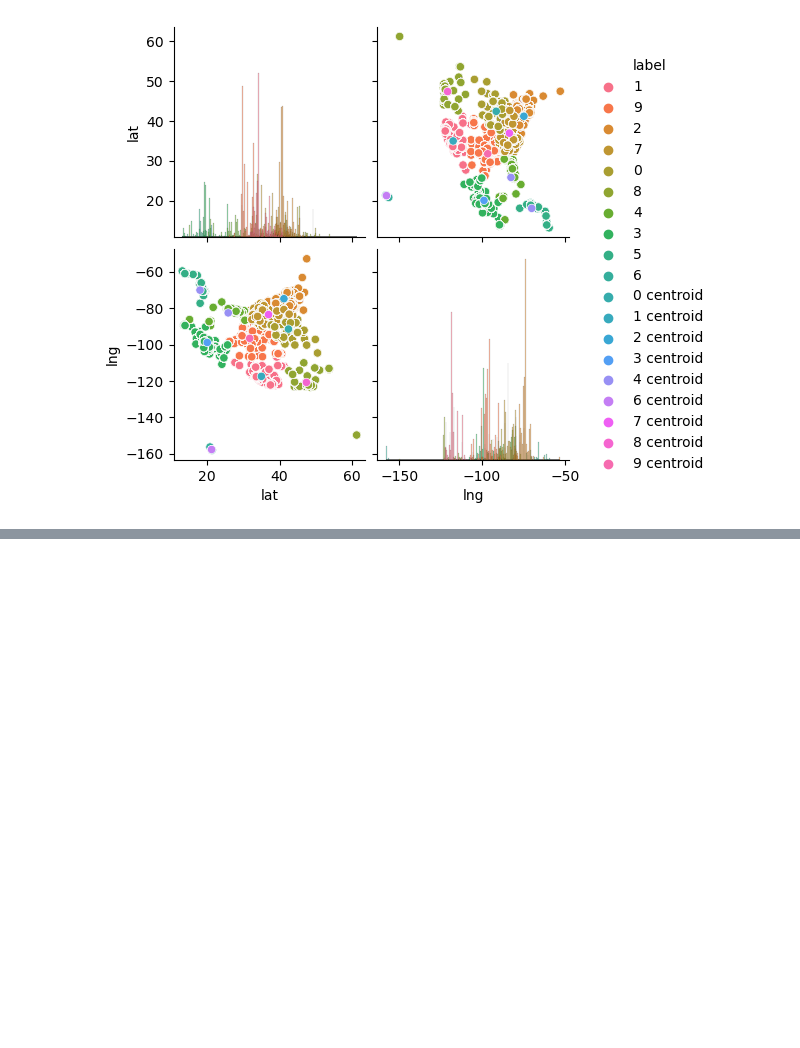
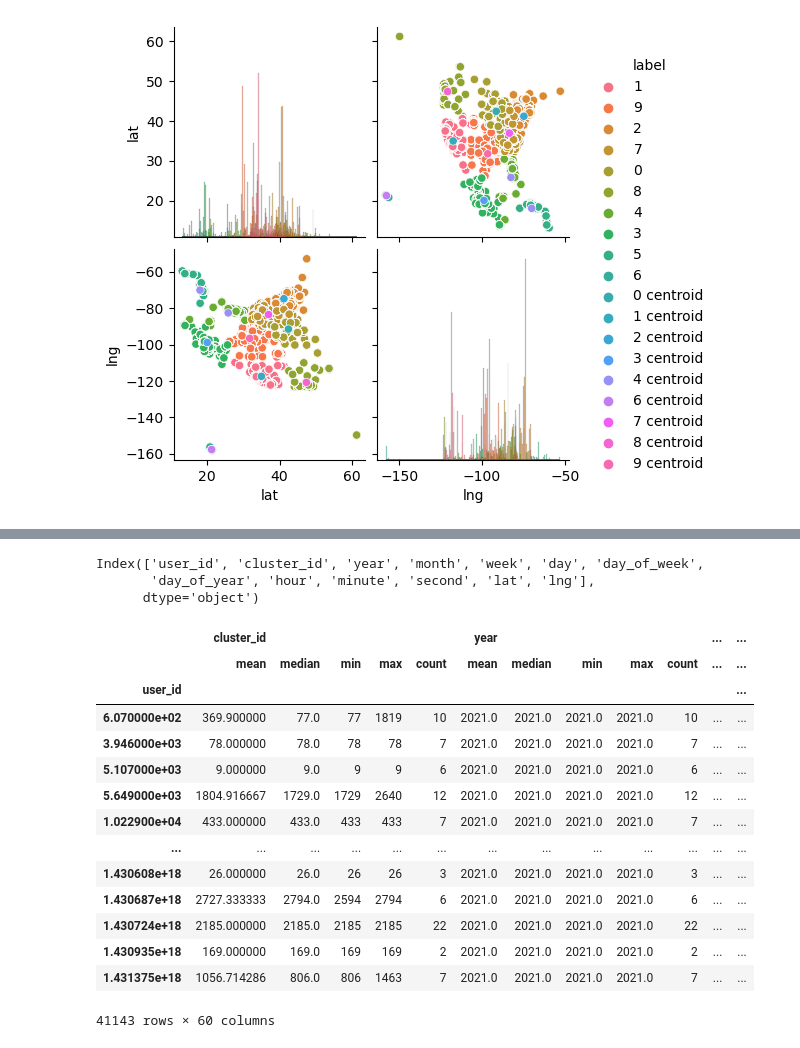
Before and after one commit to jodiambra/Yachay.ai, a Jupyter notebook: clustering.ipynb, the cells around one changed output, grey strips where cells are left out. Saved outputs shown, nothing was run; the diff lists cells and outputs as text; code cells hidden in the pictures; blank space fills up the shorter version.

```diff
--- a/clustering.ipynb
+++ b/clustering.ipynb
@@ -108,0 +144,4 @@ See the caveats in the documentation: https://pandas.pydata.org/pandas-docs/stab
+# %%
+df = pd.read_csv('processed data/df.csv')
+# %%
+df.drop(columns=['id', 'text'], inplace=True)
@@ -108,0 +157,25 @@ See the caveats in the documentation: https://pandas.pydata.org/pandas-docs/stab
+# %%
+df.columns
+# %% [output]
+Index(['user_id', 'cluster_id', 'year', 'month', 'week', 'day', 'day_of_week',
+       'day_of_year', 'hour', 'minute', 'second', 'lat', 'lng'],
+      dtype='object')
+# %%
+df.groupby('user_id')[['cluster_id', 'year', 'month', 'week', 'day', 'day_of_week',
+       'day_of_year', 'hour', 'minute', 'second', 'lat', 'lng']].agg(['mean', 'median', 'min', 'max', 'count'])
+# %% [output]
+|  | cluster_id |  |  |  |  | year |  |  |  |  | ... | ... |
+|  | mean | median | min | max | count | mean | median | min | max | count | ... | ... |
+| user_id |  |  |  |  |  |  |  |  |  |  |  | ... |
+| 6.070000e+02 | 369.900000 | 77.0 | 77 | 1819 | 10 | 2021.0 | 2021.0 | 2021.0 | 2021.0 | 10 | ... | ... |
+| 3.946000e+03 | 78.000000 | 78.0 | 78 | 78 | 7 | 2021.0 | 2021.0 | 2021.0 | 2021.0 | 7 | ... | ... |
+| 5.107000e+03 | 9.000000 | 9.0 | 9 | 9 | 6 | 2021.0 | 2021.0 | 2021.0 | 2021.0 | 6 | ... | ... |
+| 5.649000e+03 | 1804.916667 | 1729.0 | 1729 | 2640 | 12 | 2021.0 | 2021.0 | 2021.0 | 2021.0 | 12 | ... | ... |
+| 1.022900e+04 | 433.000000 | 433.0 | 433 | 433 | 7 | 2021.0 | 2021.0 | 2021.0 | 2021.0 | 7 | ... | ... |
+| ... | ... | ... | ... | ... | ... | ... | ... | ... | ... | ... | ... | ... |
+| 1.430608e+18 | 26.000000 | 26.0 | 26 | 26 | 3 | 2021.0 | 2021.0 | 2021.0 | 2021.0 | 3 | ... | ... |
+| 1.430687e+18 | 2727.333333 | 2794.0 | 2594 | 2794 | 6 | 2021.0 | 2021.0 | 2021.0 | 2021.0 | 6 | ... | ... |
+| 1.430724e+18 | 2185.000000 | 2185.0 | 2185 | 2185 | 22 | 2021.0 | 2021.0 | 2021.0 | 2021.0 | 22 | ... | ... |
+| 1.430935e+18 | 169.000000 | 169.0 | 169 | 169 | 2 | 2021.0 | 2021.0 | 2021.0 | 2021.0 | 2 | ... | ... |
+| 1.431375e+18 | 1056.714286 | 806.0 | 806 | 1463 | 7 | 2021.0 | 2021.0 | 2021.0 | 2021.0 | 7 | ... | ... |
+41143 rows × 60 columns
```
Also changed, not shown: parts of 12 cells of this notebook, 3 other files.
